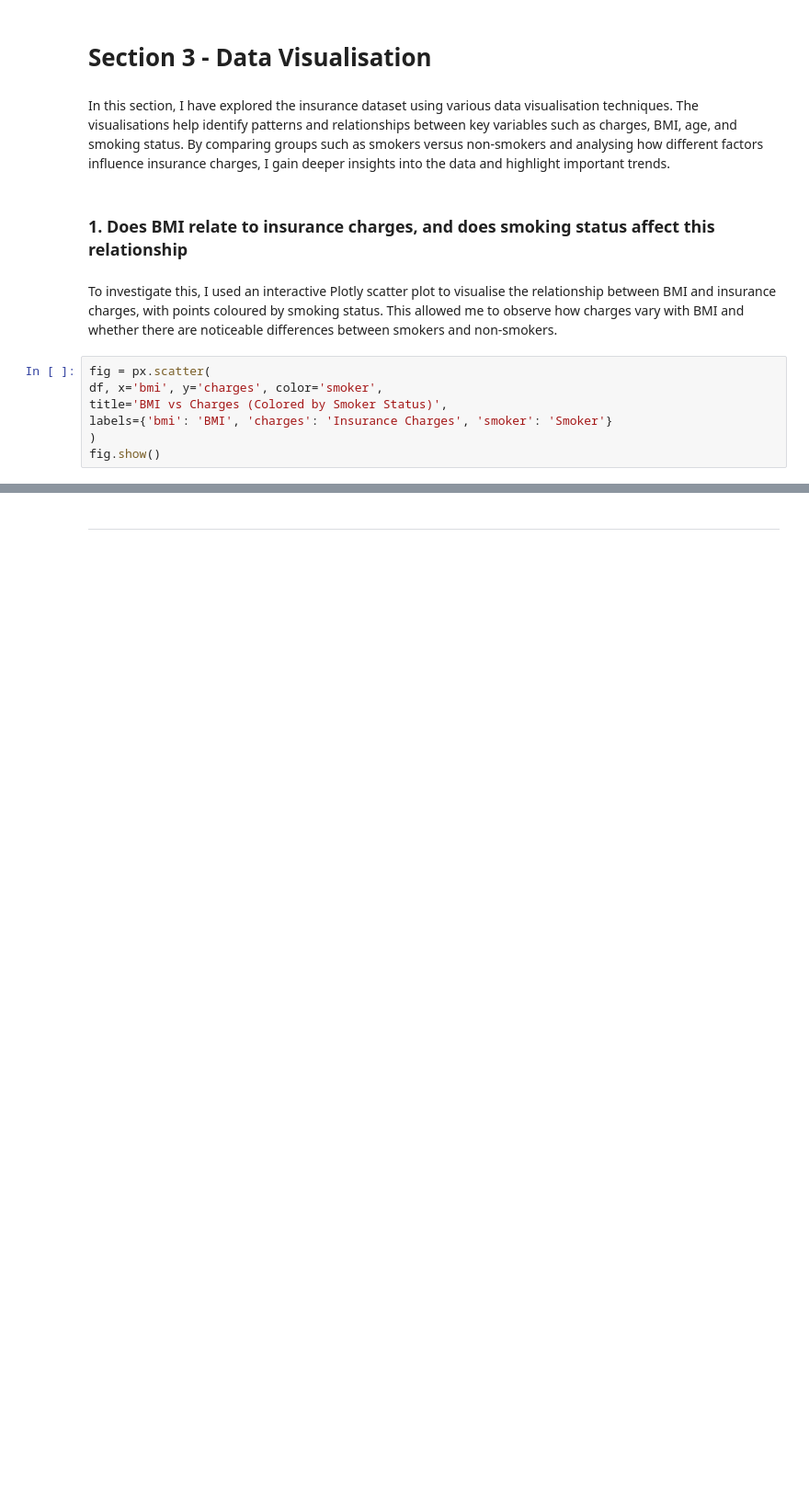
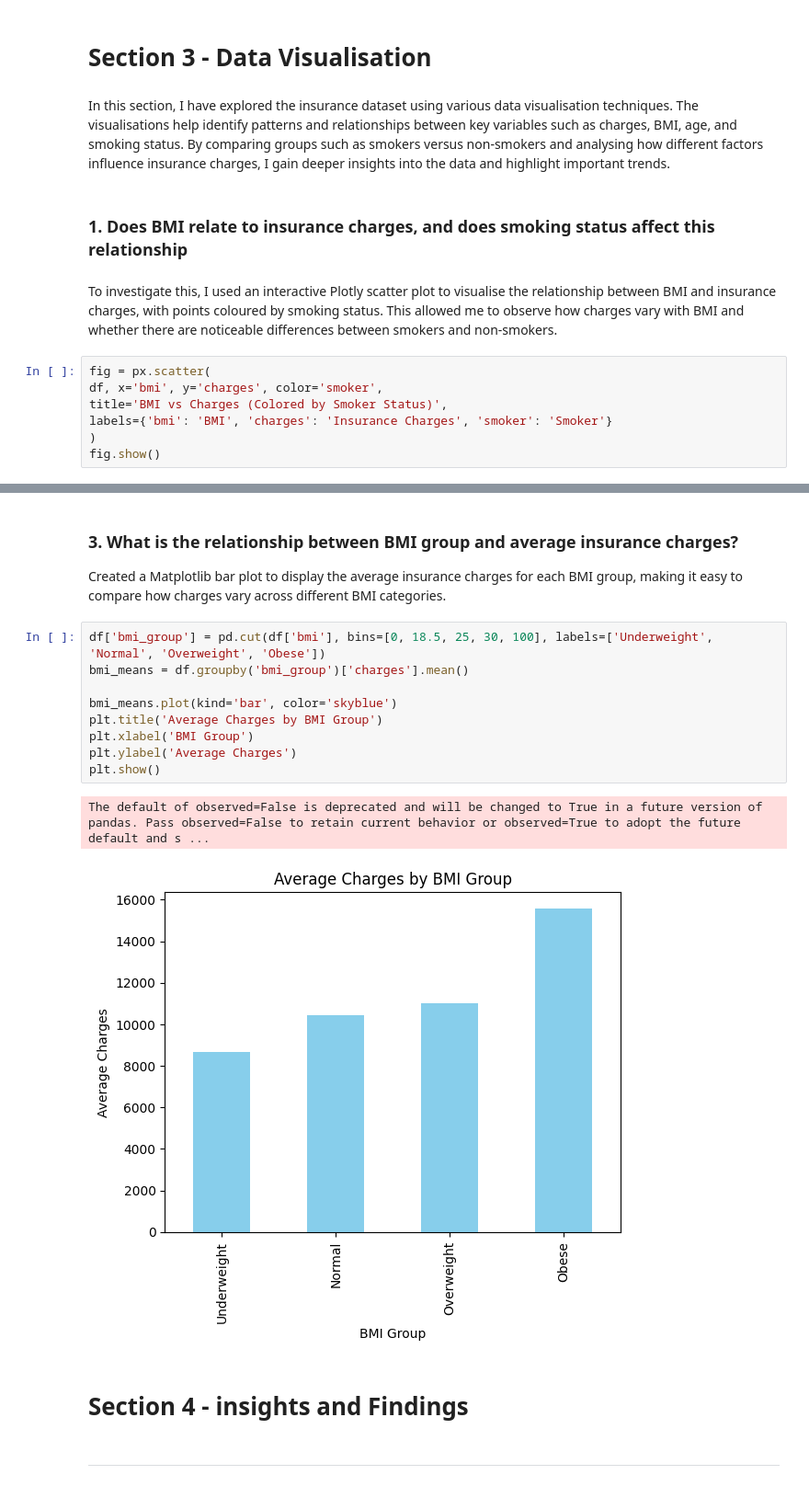
Before and after one commit to sumayxahmed/Project-1--Individual, a Jupyter notebook: jupyter_notebooks/Notebook_Template.ipynb, the cells around one changed output, grey strips where cells are left out. Shown at 92% size. Drawn from its saved outputs; the diff is of its cells as text; blank space fills up the shorter version.

Commit message:
completed first part of section 4 insights and findings

```diff
--- a/jupyter_notebooks/Notebook_Template.ipynb
+++ b/jupyter_notebooks/Notebook_Template.ipynb
@@ -173,2 +189,20 @@ fig.show()
+# %% [markdown]
+### 3. What is the relationship between BMI group and average insurance charges?
+
+Created a Matplotlib bar plot to display the average insurance charges for each BMI group, making it easy to compare how charges vary across different BMI categories.
+# %%
+df['bmi_group'] = pd.cut(df['bmi'], bins=[0, 18.5, 25, 30, 100], labels=['Underweight', 'Normal', 'Overweight', 'Obese'])
+bmi_means = df.groupby('bmi_group')['charges'].mean()
+
+bmi_means.plot(kind='bar', color='skyblue')
+plt.title('Average Charges by BMI Group')
+plt.xlabel('BMI Group')
+plt.ylabel('Average Charges')
+plt.show()
+# %% [output]
+The default of observed=False is deprecated and will be changed to True in a future version of pandas. Pass observed=False to retain current behavior or observed=True to adopt the future default and s ...
+[figure, added]
+# %% [markdown]
+# Section 4 \- insights and Findings
 # %% [markdown]
 ---
```
Also changed, not shown: parts of 4 cells of this notebook.
